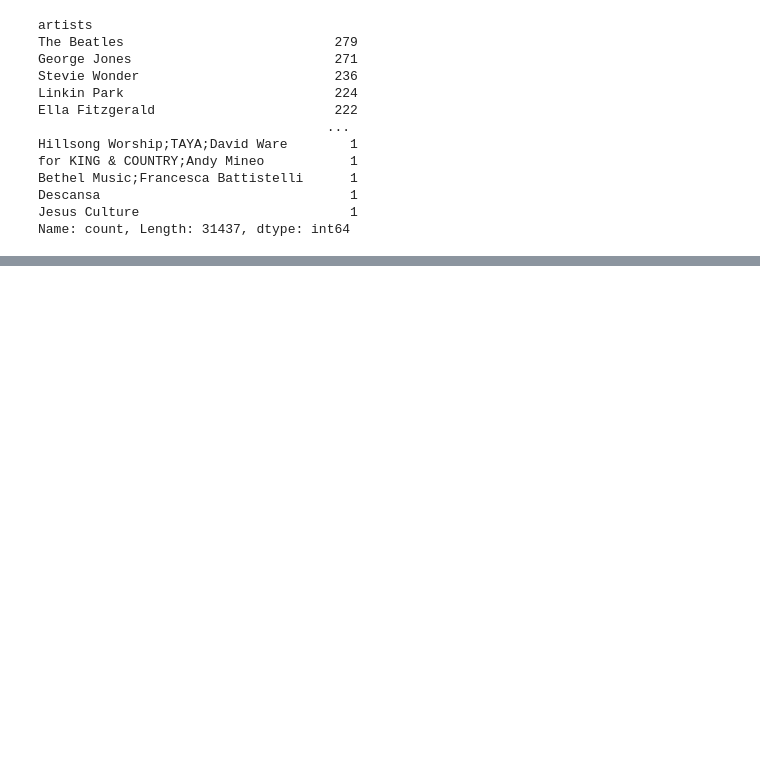
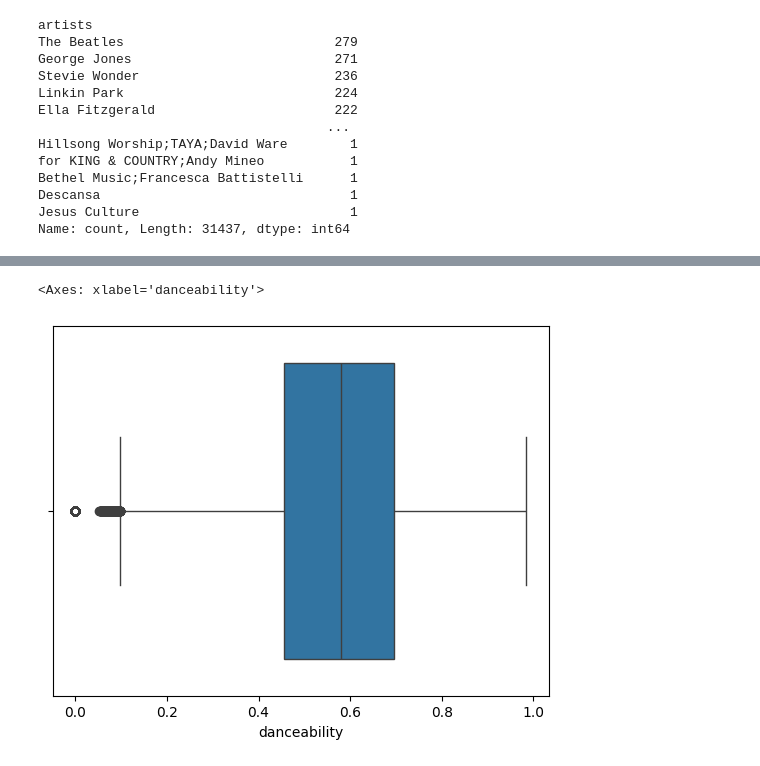
Before and after one commit to CurtisSchneider1/spotify_eda_curtisSchneider, a Jupyter notebook: notebooks/EDA_practice.ipynb, the cells around one changed output, grey strips where cells are left out. Drawn from its saved outputs; the diff is of its cells as text; code cells hidden in the pictures; blank space fills up the shorter version.

```diff
--- a/notebooks/EDA_practice.ipynb
+++ b/notebooks/EDA_practice.ipynb
@@ -190,0 +191,5 @@ df["danceability"].hist()
+# %%
+sns.boxplot(x=df["danceability"])
+# %% [output]
+<Axes: xlabel='danceability'>
+[figure, added]
```
Also changed, not shown: parts of 3 cells of this notebook.
